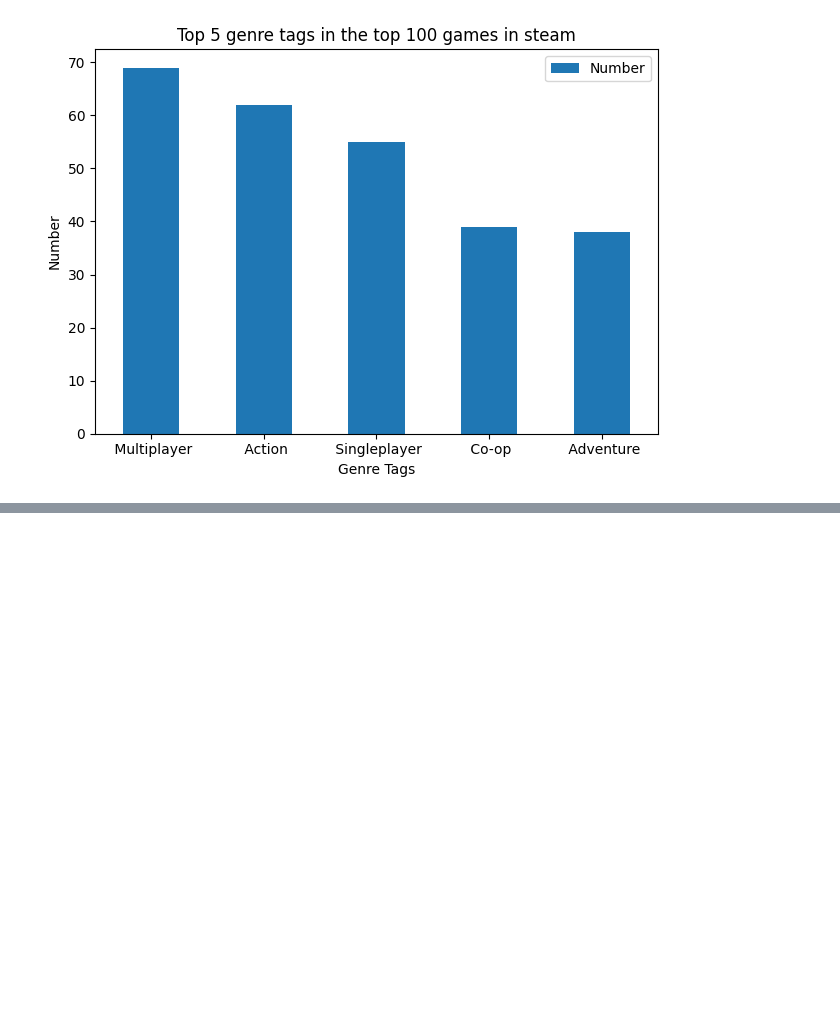
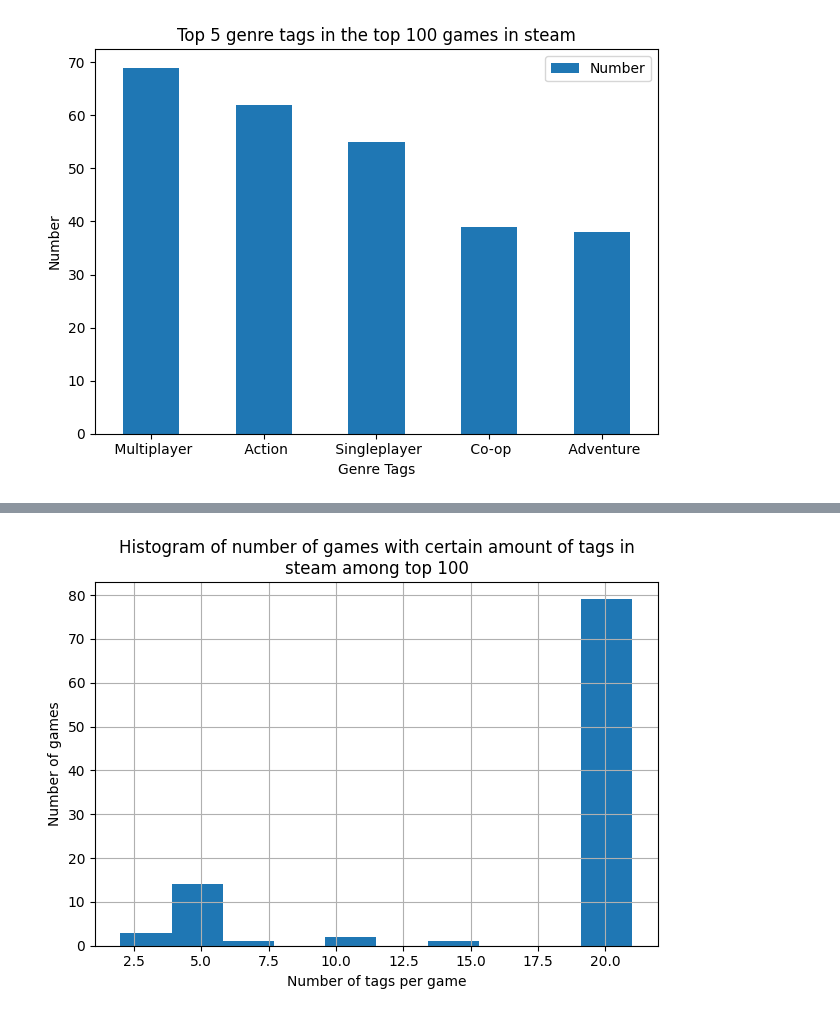
Before and after one commit to johnsandsjo/data-visualisation-john-sandsjo-de24, a Jupyter notebook: exercises/exercise0/exercise0_1.ipynb, the cells around one changed output, grey strips where cells are left out. Saved outputs shown, nothing was run; the diff lists cells and outputs as text; code cells hidden in the pictures; blank space fills up the shorter version.

```diff
--- a/exercises/exercise0/exercise0_1.ipynb
+++ b/exercises/exercise0/exercise0_1.ipynb
@@ -229,0 +232,8 @@ fig.savefig("../figures/ex0_1_b")
+# %%
+df_games_tags = duckdb.query(
+    """--sql
+    SELECT name as Game, "Genre Tags"
+    from df
+"""
+).df().set_index("Game")
+df_games_tags
@@ -229,0 +255,3 @@ fig.savefig("../figures/ex0_1_b")
+# %%
+df_games_tags["Genre Tags"] = df_games_tags["Genre Tags"].str.split(",")
+df_games_tags
@@ -229,0 +273,3 @@ fig.savefig("../figures/ex0_1_b")
+# %%
+df_hist = df_games_tags.explode("Genre Tags").groupby("Game").size().to_frame(name="num_tags").sort_values("num_tags", ascending=False)
+df_hist
@@ -229,0 +291,9 @@ fig.savefig("../figures/ex0_1_b")
+# %%
+df_hist.hist()
+plt.title("Histogram of number of games with certain amount of tags in\nsteam among top 100")
+plt.xlabel("Number of tags per game")
+plt.ylabel("Number of games")
+plt.tight_layout()
+plt.savefig("../figures/ex0_1_c")
+# %% [output]
+[figure, added]
```
Also changed, not shown: parts of 4 cells of this notebook, 2 other files.
